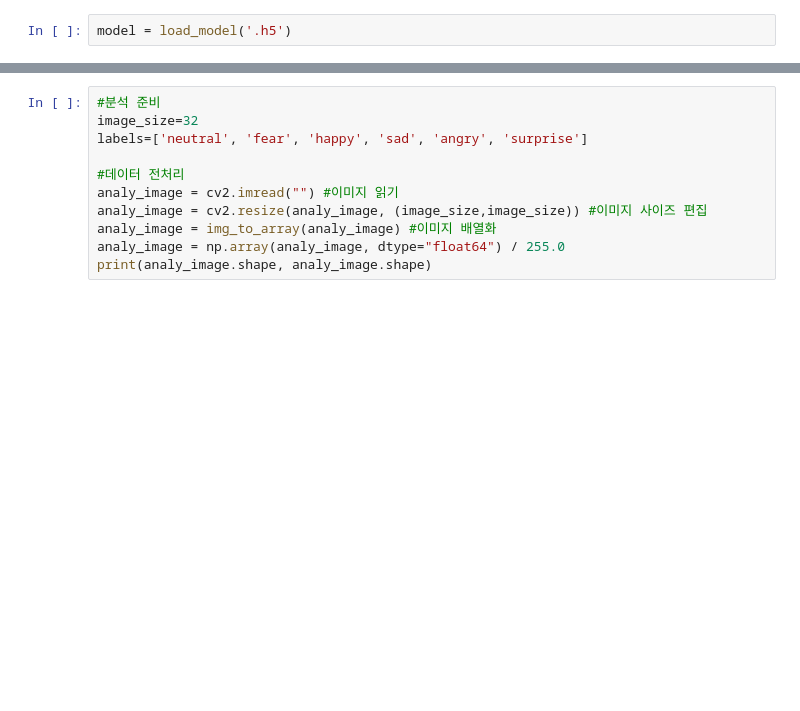
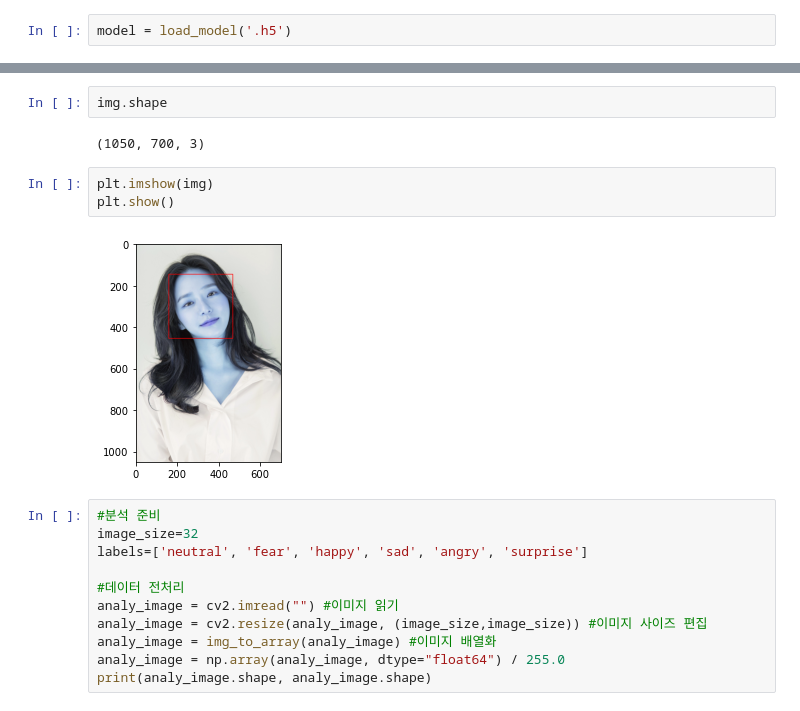
Before and after one commit to kiziri/Comprehensive_Project, a Jupyter notebook: src/main/java/aimproject/aim/pythonfiles/Model Use_capstone.ipynb, the cells around one changed output, grey strips where cells are left out. Drawn from its saved outputs; the diff is of its cells as text; blank space fills up the shorter version.

```diff
--- a/src/main/java/aimproject/aim/pythonfiles/Model Use_capstone.ipynb
+++ b/src/main/java/aimproject/aim/pythonfiles/Model Use_capstone.ipynb
@@ -36,3 +37,12 @@ cv2.imshow('Image view', img)
+# %%
+img.shape
+# %% [output]
+(1050, 700, 3)
+# %%
+plt.imshow(img)
+plt.show()
+# %% [output]
+[figure, added]
 # %%
 #분석 준비
 image_size=32
```
Also changed, not shown: parts of 8 cells of this notebook.
